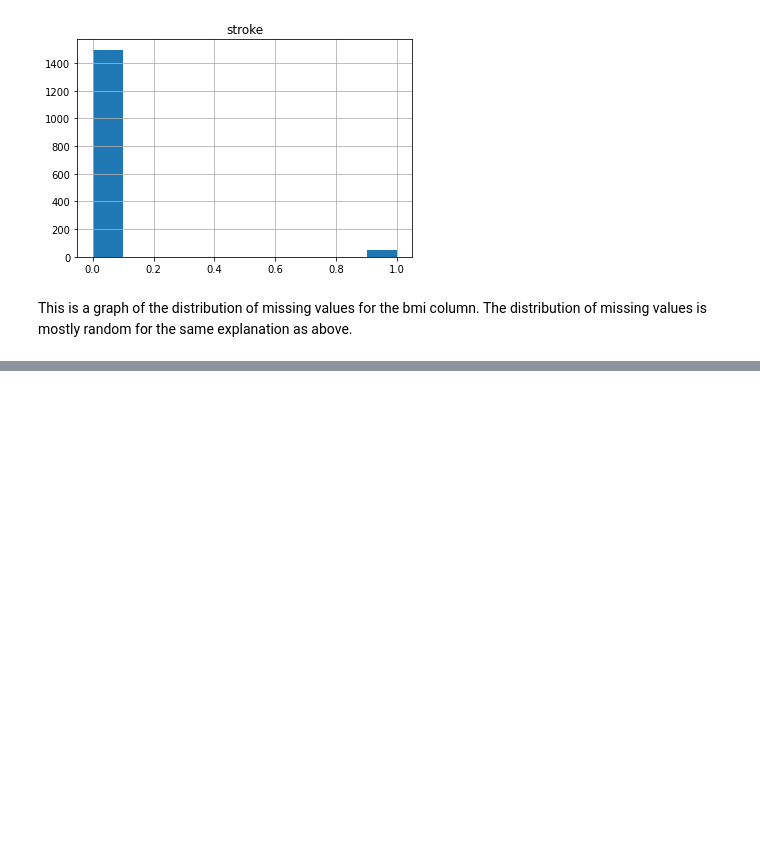
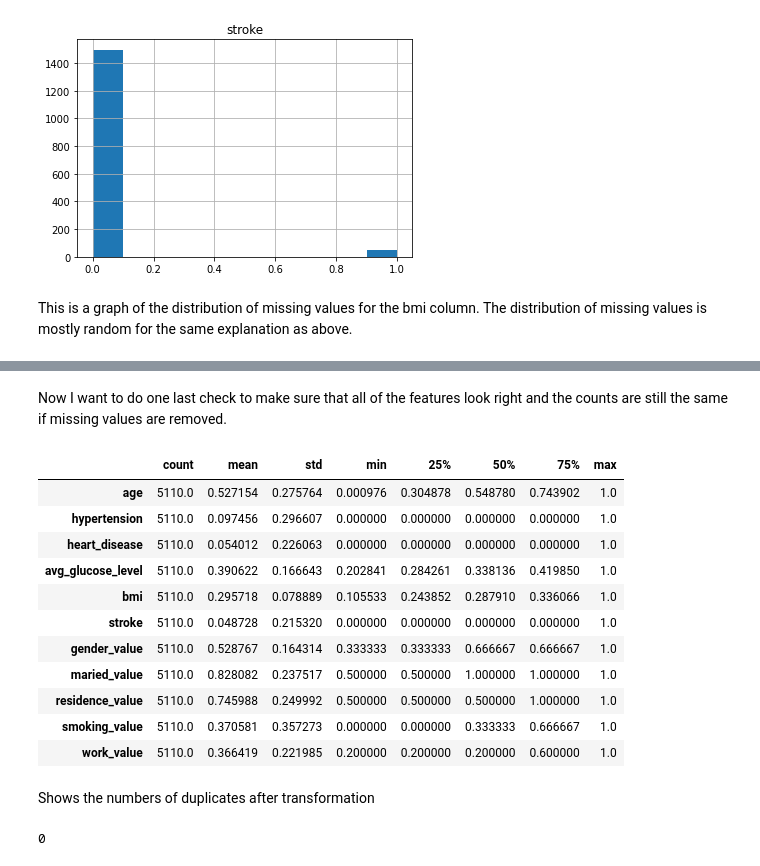
Before and after one commit to jackrenner1/Stroke-Predictor, a Jupyter notebook: AI_club.ipynb, the cells around one changed output, grey strips where cells are left out. Cells and saved outputs as stored; diff of their text form; code cells hidden in the pictures; blank space fills up the shorter version.

```diff
--- a/AI_club.ipynb
+++ b/AI_club.ipynb
@@ -195,0 +241,33 @@ This is a graph of the distribution of missing values for the bmi column. The di
+# %%
+#makes it easy to separate the target from everything else
+target = ['stroke']
+predictors = list(set(list(df.columns))-set(target))
+
+#normalize data by dividing all values in a column by the max of that column
+df[predictors] = df[predictors]/df[predictors].max()
+# %% [markdown]
+Now I want to do one last check to make sure that all of the features look right and the counts are still the same if missing values are removed.
+# %%
+#Removes missing values
+df = df.dropna()
+#Use count column to verify
+df.describe().transpose()
+# %% [output]
+|  | count | mean | std | min | 25% | 50% | 75% | max |
+| age | 5110.0 | 0.527154 | 0.275764 | 0.000976 | 0.304878 | 0.548780 | 0.743902 | 1.0 |
+| hypertension | 5110.0 | 0.097456 | 0.296607 | 0.000000 | 0.000000 | 0.000000 | 0.000000 | 1.0 |
+| heart_disease | 5110.0 | 0.054012 | 0.226063 | 0.000000 | 0.000000 | 0.000000 | 0.000000 | 1.0 |
+| avg_glucose_level | 5110.0 | 0.390622 | 0.166643 | 0.202841 | 0.284261 | 0.338136 | 0.419850 | 1.0 |
+| bmi | 5110.0 | 0.295718 | 0.078889 | 0.105533 | 0.243852 | 0.287910 | 0.336066 | 1.0 |
+| stroke | 5110.0 | 0.048728 | 0.215320 | 0.000000 | 0.000000 | 0.000000 | 0.000000 | 1.0 |
+| gender_value | 5110.0 | 0.528767 | 0.164314 | 0.333333 | 0.333333 | 0.666667 | 0.666667 | 1.0 |
+| maried_value | 5110.0 | 0.828082 | 0.237517 | 0.500000 | 0.500000 | 1.000000 | 1.000000 | 1.0 |
+| residence_value | 5110.0 | 0.745988 | 0.249992 | 0.500000 | 0.500000 | 0.500000 | 1.000000 | 1.0 |
+| smoking_value | 5110.0 | 0.370581 | 0.357273 | 0.000000 | 0.000000 | 0.333333 | 0.666667 | 1.0 |
+| work_value | 5110.0 | 0.366419 | 0.221985 | 0.200000 | 0.200000 | 0.200000 | 0.600000 | 1.0 |
+# %% [markdown]
+Shows the numbers of duplicates after transformation
+# %%
+print(df.duplicated().sum())
+# %% [output]
+0
```
Also changed, not shown: parts of 8 cells of this notebook.
